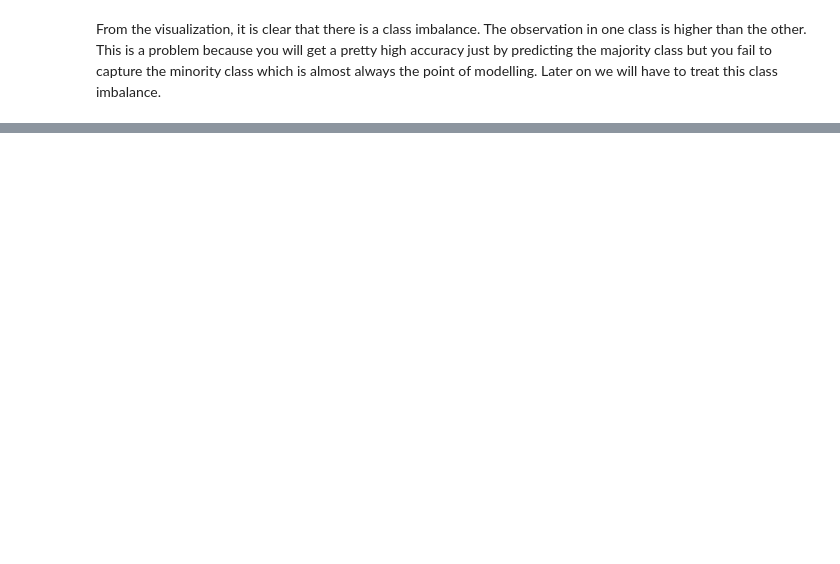
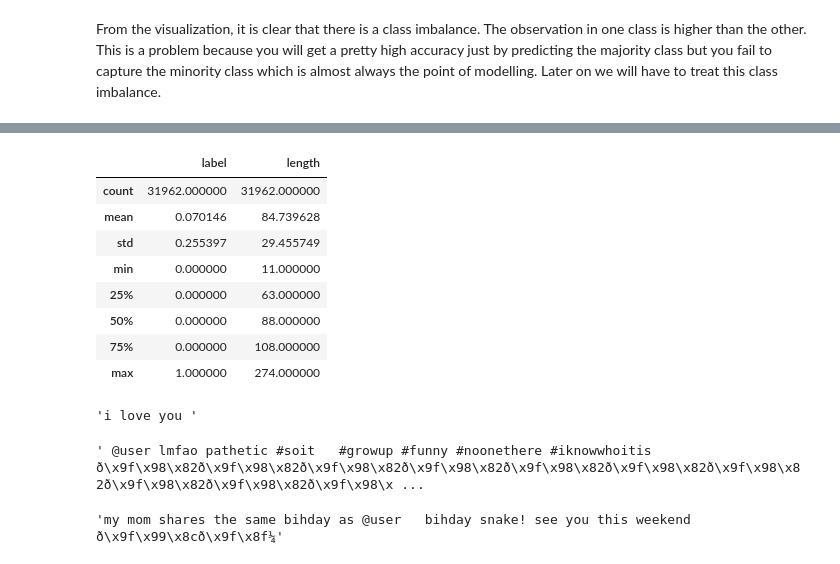
Before and after one commit to dymasius12/Python_NLP_TwitterSentiment, a Jupyter notebook: Untitled.ipynb, the cells around one changed output, grey strips where cells are left out. Saved outputs shown, nothing was run; the diff lists cells and outputs as text; code cells hidden in the pictures; blank space fills up the shorter version.

```diff
--- a/Untitled.ipynb
+++ b/Untitled.ipynb
@@ -121,0 +163,24 @@ From the visualization, it is clear that there is a class imbalance. The observa
+# %%
+data.describe()
+# %% [output]
+|  | label | length |
+| count | 31962.000000 | 31962.000000 |
+| mean | 0.070146 | 84.739628 |
+| std | 0.255397 | 29.455749 |
+| min | 0.000000 | 11.000000 |
+| 25% | 0.000000 | 63.000000 |
+| 50% | 0.000000 | 88.000000 |
+| 75% | 0.000000 | 108.000000 |
+| max | 1.000000 | 274.000000 |
+# %%
+data[data['length'] == 11]['tweet'].iloc[0]
+# %% [output]
+'i love you '
+# %%
+data[data['length'] == 274]['tweet'].iloc[0]
+# %% [output]
+' @user lmfao pathetic #soit   #growup #funny #noonethere #iknowwhoitis ð\x9f\x98\x82ð\x9f\x98\x82ð\x9f\x98\x82ð\x9f\x98\x82ð\x9f\x98\x82ð\x9f\x98\x82ð\x9f\x98\x82ð\x9f\x98\x82ð\x9f\x98\x82ð\x9f\x98\x ...
+# %%
+data[data['length'] == 84]['tweet'].iloc[0]
+# %% [output]
+'my mom shares the same bihday as @user   bihday snake! see you this weekend ð\x9f\x99\x8cð\x9f\x8f¼'
```
Also changed, not shown: parts of 17 cells of this notebook.
